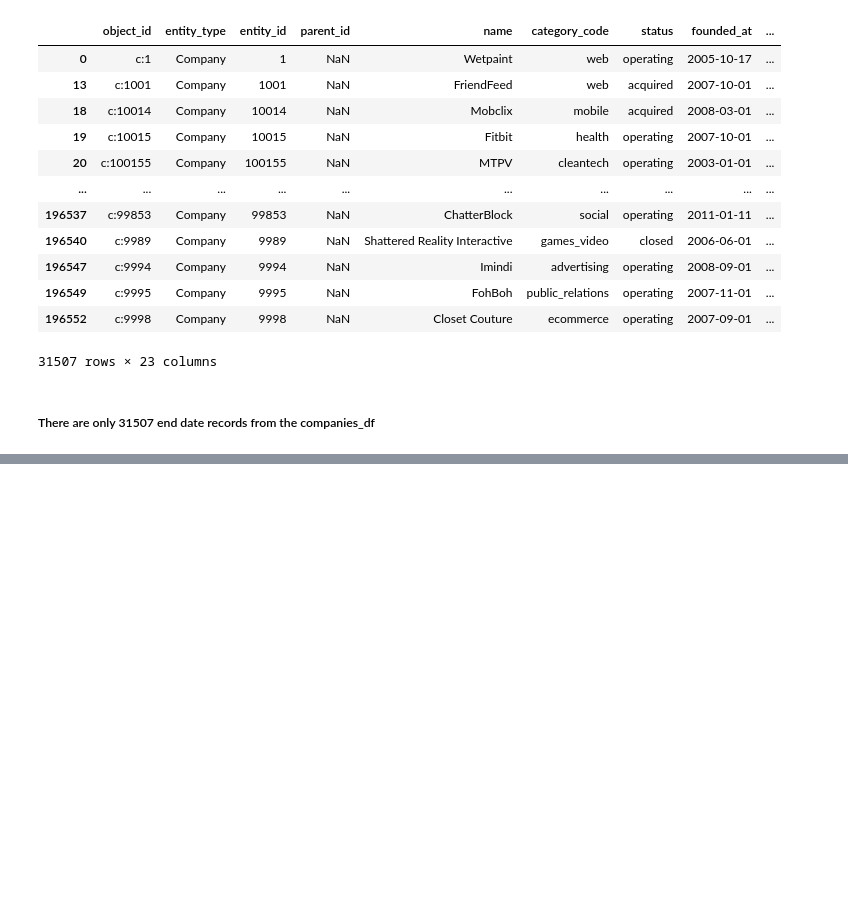
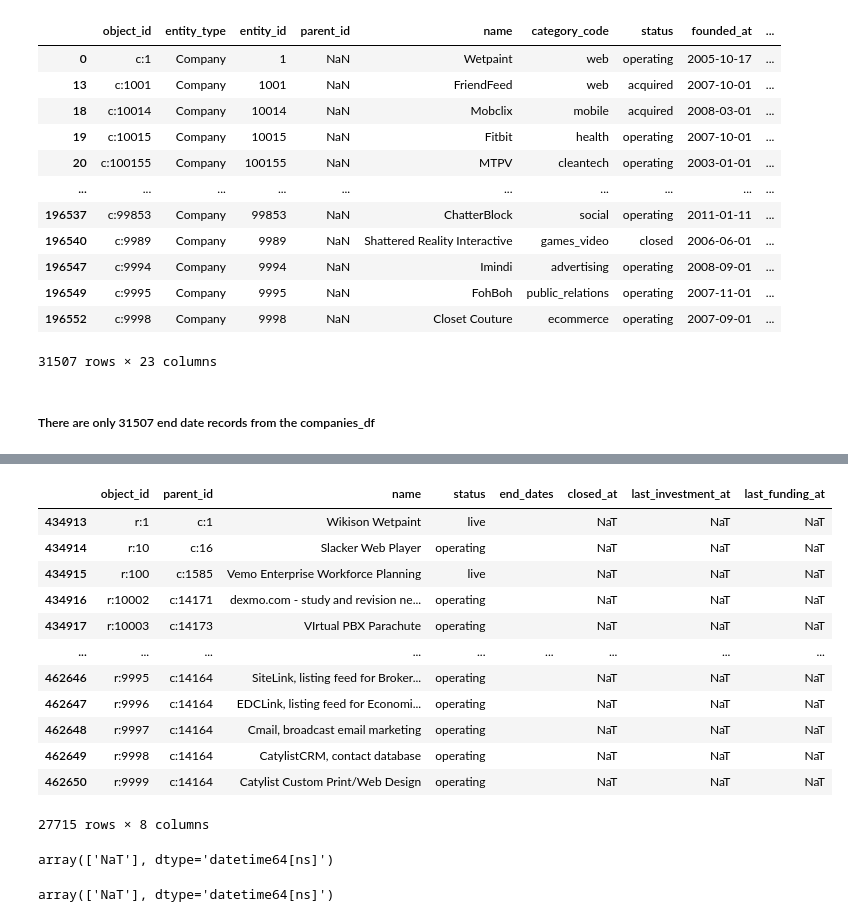
Before and after one commit to PaulIsenberg/FWIP_Venture, a Jupyter notebook: transform_end_date.ipynb, the cells around one changed output, grey strips where cells are left out. Saved outputs shown, nothing was run; the diff lists cells and outputs as text; code cells hidden in the pictures; blank space fills up the shorter version.

```diff
--- a/transform_end_date.ipynb
+++ b/transform_end_date.ipynb
@@ -347,0 +416,32 @@ companies_df_end[companies_df_end['end_dates'].notna()]
+# %%
+# Dropping all redundant columns
+
+ce2_products_df = cleaned_end_products_df.drop(['entity_type', 'entity_id',
+       'category_code', 'founded_at', 'first_investment_at', 'first_funding_at', 'country_code', 'state_code',
+       'city', 'region', 'investment_rounds', 'invested_companies',
+       'funding_rounds', 'funding_total_usd', 'first_milestone_at', 'last_milestone_at',
+       'milestones', 'relationships'], axis=1)
+
+ce2_products_df
+# %% [output]
+|  | object_id | parent_id | name | status | end_dates | closed_at | last_investment_at | last_funding_at |
+| 434913 | r:1 | c:1 | Wikison Wetpaint | live |  | NaT | NaT | NaT |
+| 434914 | r:10 | c:16 | Slacker Web Player | operating |  | NaT | NaT | NaT |
+| 434915 | r:100 | c:1585 | Vemo Enterprise Workforce Planning | live |  | NaT | NaT | NaT |
+| 434916 | r:10002 | c:14171 | dexmo.com - study and revision ne... | operating |  | NaT | NaT | NaT |
+| 434917 | r:10003 | c:14173 | VIrtual PBX Parachute | operating |  | NaT | NaT | NaT |
+| ... | ... | ... | ... | ... | ... | ... | ... | ... |
+| 462646 | r:9995 | c:14164 | SiteLink, listing feed for Broker... | operating |  | NaT | NaT | NaT |
+| 462647 | r:9996 | c:14164 | EDCLink, listing feed for Economi... | operating |  | NaT | NaT | NaT |
+| 462648 | r:9997 | c:14164 | Cmail, broadcast email marketing | operating |  | NaT | NaT | NaT |
+| 462649 | r:9998 | c:14164 | CatylistCRM, contact database | operating |  | NaT | NaT | NaT |
+| 462650 | r:9999 | c:14164 | Catylist Custom Print/Web Design | operating |  | NaT | NaT | NaT |
+27715 rows × 8 columns
+# %%
+ce2_products_df['last_investment_at'].unique()
+# %% [output]
+array(['NaT'], dtype='datetime64[ns]')
+# %%
+ce2_products_df['last_funding_at'].unique()
+# %% [output]
+array(['NaT'], dtype='datetime64[ns]')
```
Also changed, not shown: parts of 6 cells of this notebook.
